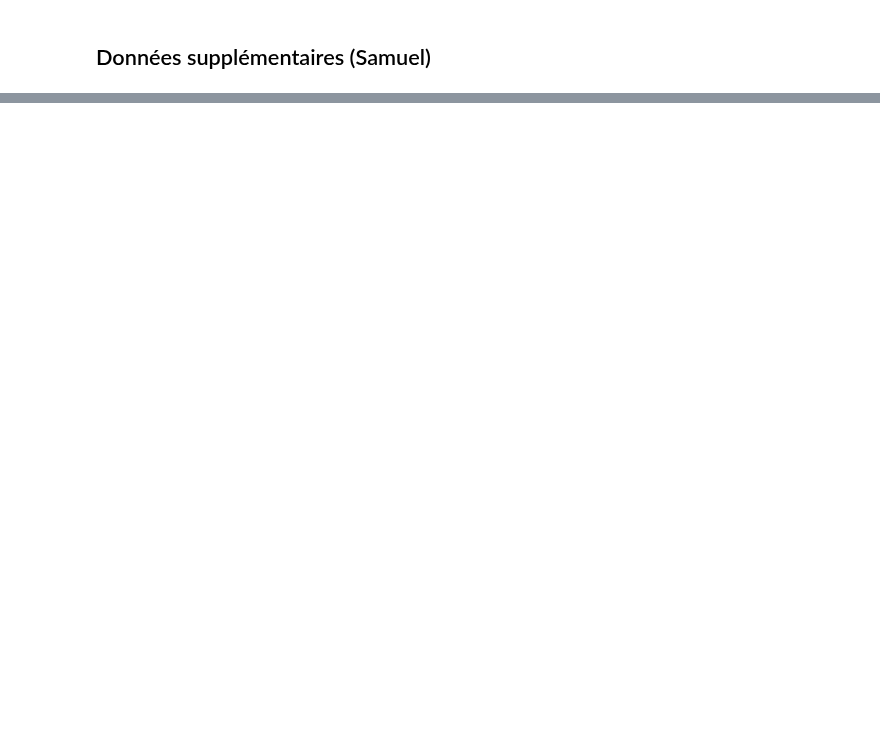
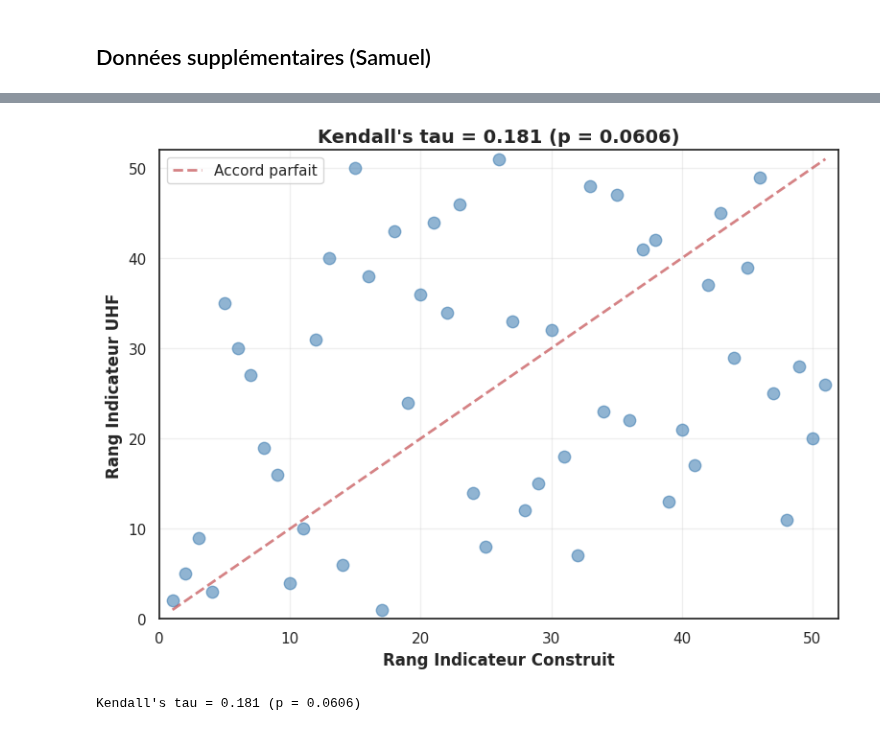
Before and after one commit to inaelenacampan/Determinants_of_children-s_health, a Jupyter notebook: Determinants_of_children-s_health.ipynb, the cells around one changed output, grey strips where cells are left out. Drawn from its saved outputs; the diff is of its cells as text; code cells hidden in the pictures; blank space fills up the shorter version.

Commit message:
Comparaison avec autre indicateur (UHF)

```diff
--- a/Determinants_of_children-s_health.ipynb
+++ b/Determinants_of_children-s_health.ipynb
@@ -646,0 +964,32 @@ annual_report
+# %%
+from scipy.stats import kendalltau
+
+# Calcul du Kendall's tau
+tau, p_value = kendalltau(df_final['indicator_global_health_2024'],
+                          df_final['global_indicator'])
+
+# Calcul des rangs
+rank_2024 = df_final['indicator_global_health_2024'].rank()
+rank_recalc = df_final['global_indicator'].rank()
+
+# Visualisation
+fig, ax = plt.subplots(figsize=(8, 6))
+
+ax.scatter(rank_2024, rank_recalc, alpha=0.6, s=80, color='steelblue')
+ax.plot([1, 51], [1, 51], 'r--', linewidth=2, label='Accord parfait', alpha=0.7)
+ax.set_xlabel('Rang Indicateur Construit', fontsize=12, fontweight='bold')
+ax.set_ylabel('Rang Indicateur UHF', fontsize=12, fontweight='bold')
+ax.set_title(f"Kendall's tau = {tau:.3f} (p = {p_value:.4f})",
+             fontsize=14, fontweight='bold')
+ax.legend(fontsize=11)
+ax.grid(True, alpha=0.3)
+ax.set_xlim(0, 52)
+ax.set_ylim(0, 52)
+
+plt.tight_layout()
+plt.show()
+
+print(f"Kendall's tau = {tau:.3f} (p = {p_value:.4f})")
+# %% [output]
+[figure, added]
+Kendall's tau = 0.181 (p = 0.0606)
```
Also changed, not shown: parts of 33 cells of this notebook.
